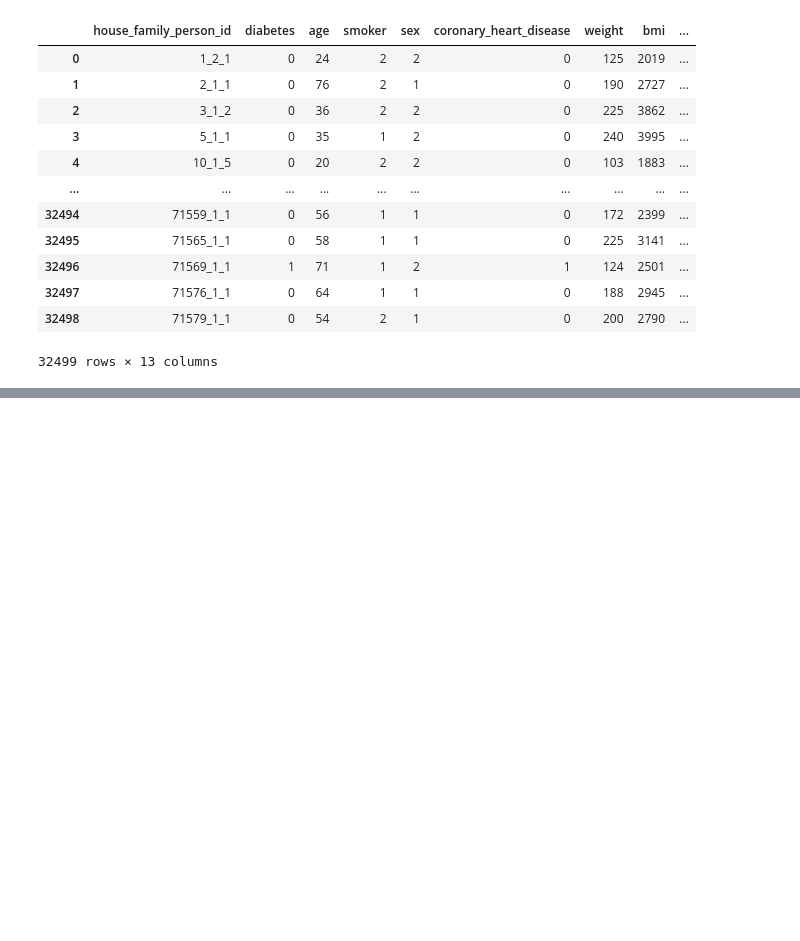
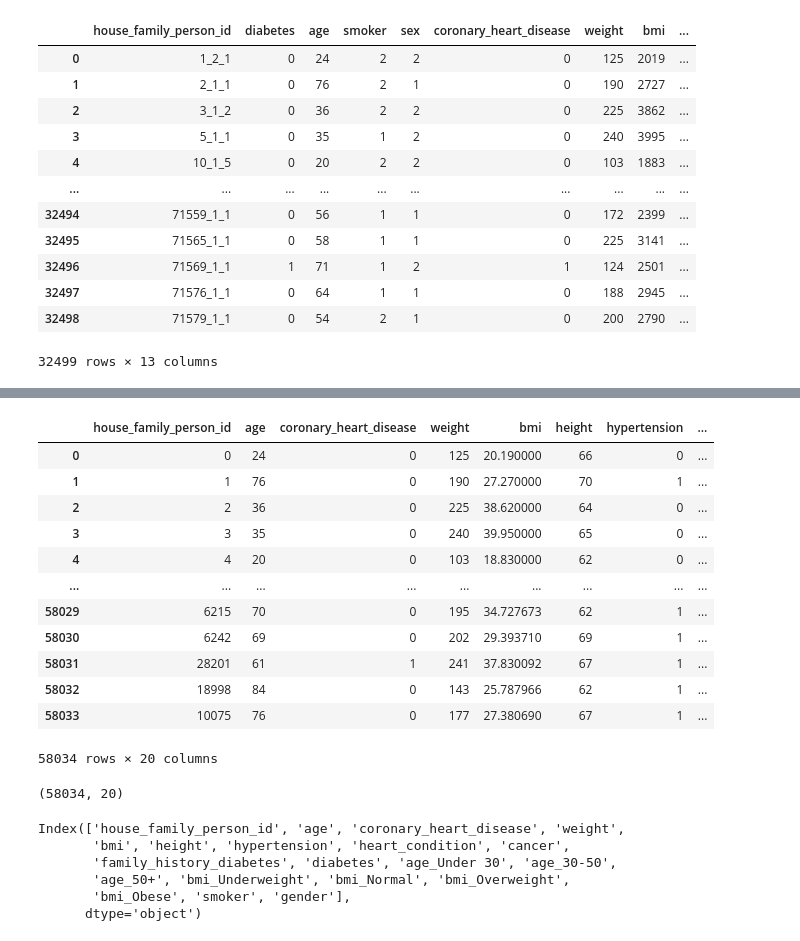
Before and after one commit to berend-66/berend-66-TDSOR_midterm_project_ABE, a Jupyter notebook: code/midterm_diabetes.ipynb, the cells around one changed output, grey strips where cells are left out. Drawn from its saved outputs; the diff is of its cells as text; code cells hidden in the pictures; blank space fills up the shorter version.

```diff
--- a/code/midterm_diabetes.ipynb
+++ b/code/midterm_diabetes.ipynb
@@ -211,0 +384,27 @@ plt.show()
+# %%
+display(df_cleaned)
+display(df_cleaned.shape)
+# %% [output]
+|  | house_family_person_id | age | coronary_heart_disease | weight | bmi | height | hypertension | ... |
+| 0 | 0 | 24 | 0 | 125 | 20.190000 | 66 | 0 | ... |
+| 1 | 1 | 76 | 0 | 190 | 27.270000 | 70 | 1 | ... |
+| 2 | 2 | 36 | 0 | 225 | 38.620000 | 64 | 0 | ... |
+| 3 | 3 | 35 | 0 | 240 | 39.950000 | 65 | 0 | ... |
+| 4 | 4 | 20 | 0 | 103 | 18.830000 | 62 | 0 | ... |
+| ... | ... | ... | ... | ... | ... | ... | ... | ... |
+| 58029 | 6215 | 70 | 0 | 195 | 34.727673 | 62 | 1 | ... |
+| 58030 | 6242 | 69 | 0 | 202 | 29.393710 | 69 | 1 | ... |
+| 58031 | 28201 | 61 | 1 | 241 | 37.830092 | 67 | 1 | ... |
+| 58032 | 18998 | 84 | 0 | 143 | 25.787966 | 62 | 1 | ... |
+| 58033 | 10075 | 76 | 0 | 177 | 27.380690 | 67 | 1 | ... |
+58034 rows × 20 columns
+(58034, 20)
+# %%
+display(df_cleaned.columns)
+# %% [output]
+Index(['house_family_person_id', 'age', 'coronary_heart_disease', 'weight',
+       'bmi', 'height', 'hypertension', 'heart_condition', 'cancer',
+       'family_history_diabetes', 'diabetes', 'age_Under 30', 'age_30-50',
+       'age_50+', 'bmi_Underweight', 'bmi_Normal', 'bmi_Overweight',
+       'bmi_Obese', 'smoker', 'gender'],
+      dtype='object')
```
Also changed, not shown: parts of 16 cells of this notebook.
